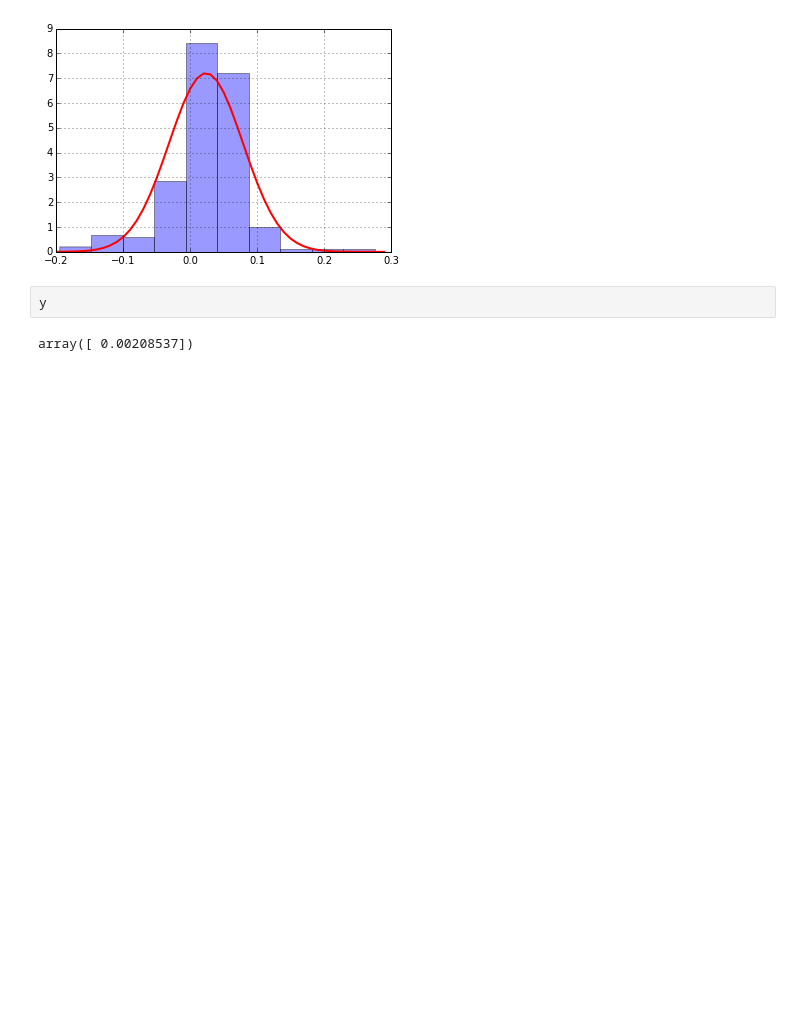
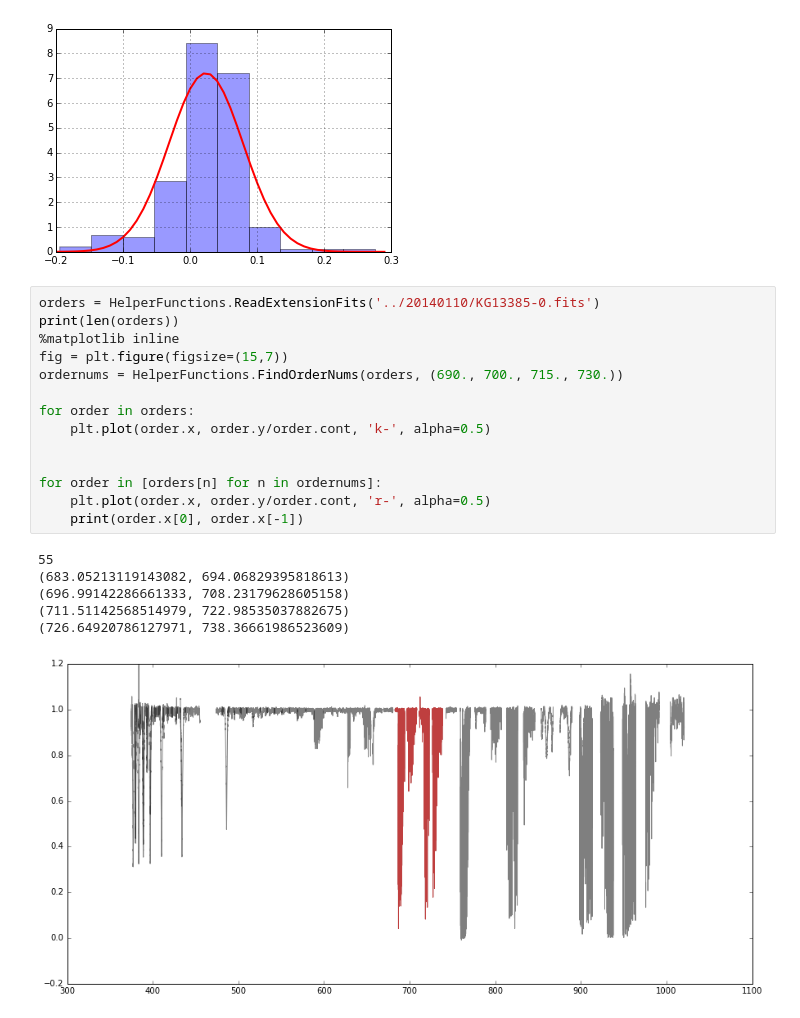
Before and after one commit to kgullikson88/TS23-Scripts, a Jupyter notebook: Telluric_Wavecal.ipynb, the cells around one changed output. Drawn from its saved outputs; the diff is of its cells as text; blank space fills up the shorter version.

```diff
--- a/Telluric_Wavecal.ipynb
+++ b/Telluric_Wavecal.ipynb
@@ -93,7 +160,24 @@ plt.plot(x, y, 'r-', lw=2)
 # %% [output]
 [<matplotlib.lines.Line2D at 0x...>]
 [figure]
-# %%
-y
-# %% [output]
-array([ 0.00208537])
+# %%
+orders = HelperFunctions.ReadExtensionFits('../20140110/KG13385-0.fits')
+print(len(orders))
+%matplotlib inline
+fig = plt.figure(figsize=(15,7))
+ordernums = HelperFunctions.FindOrderNums(orders, (690., 700., 715., 730.))
+
+for order in orders:
+    plt.plot(order.x, order.y/order.cont, 'k-', alpha=0.5)
+
+
+for order in [orders[n] for n in ordernums]:
+    plt.plot(order.x, order.y/order.cont, 'r-', alpha=0.5)
+    print(order.x[0], order.x[-1])
+# %% [output]
+55
+(683.05213119143082, 694.06829395818613)
+(696.99142286661333, 708.23179628605158)
+(711.51142568514979, 722.98535037882675)
+(726.64920786127971, 738.36661986523609)
+[figure, added]
```
Also changed, not shown: parts of 9 cells of this notebook.
